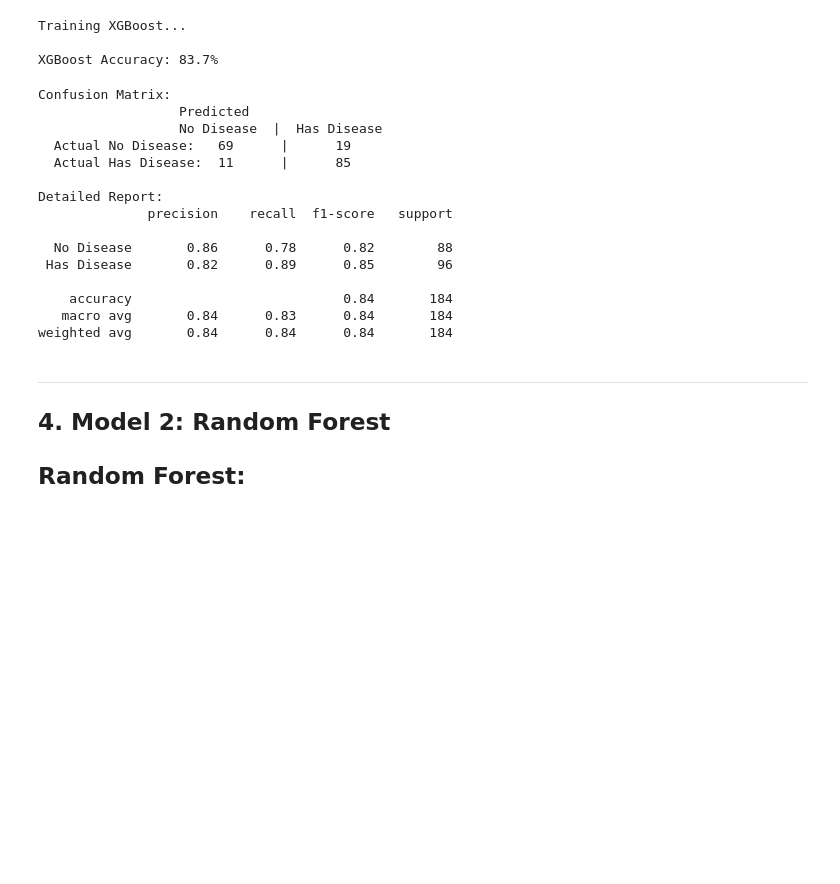
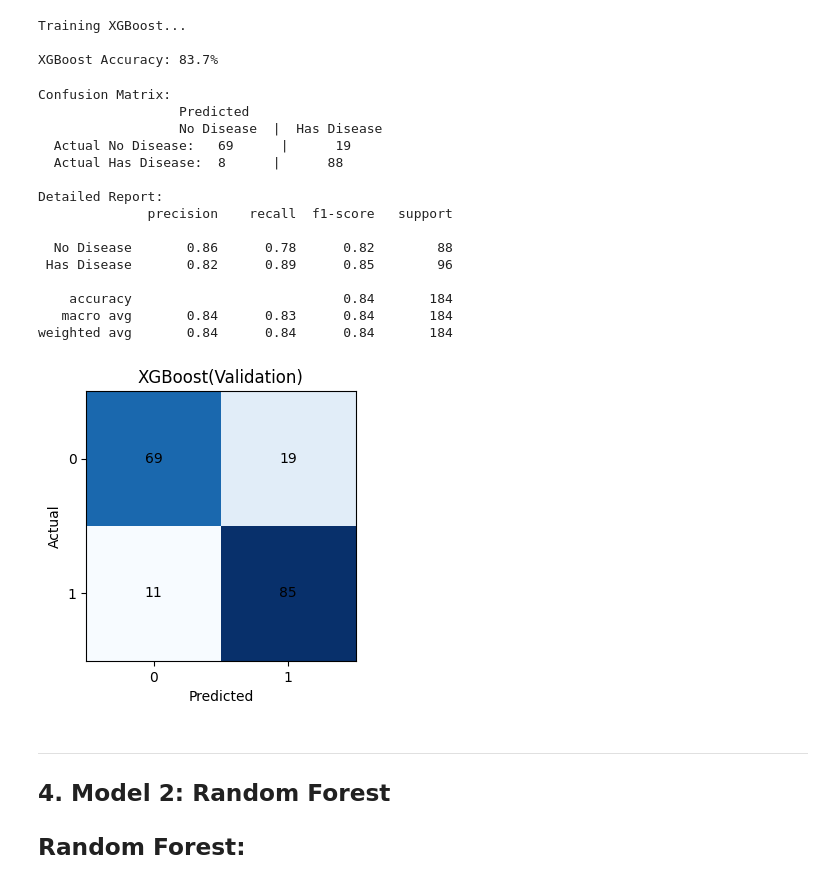
Before and after one commit to Illiason/Project-HH-, a Jupyter notebook: train_models_v0.ipynb, the cells around one changed output. Cells and saved outputs as stored; diff of their text form; code cells hidden in the pictures; blank space fills up the shorter version.

Commit message:
confusion matrix diagram added

```diff
--- a/train_models_v0.ipynb
+++ b/train_models_v0.ipynb
@@ -151,7 +151,7 @@ XGBoost Accuracy: 83.7%
 # %%
 # XGBoost - Confusion Matrix
 # Shows: correct predictions vs wrong predictions
-cm = confusion_matrix(y_test, xgb_pred)
+cm_xgb = confusion_matrix(y_test, xgb_pred)
 print("Confusion Matrix:")
 print(f"                  Predicted")
 print(f"                  No Disease  |  Has Disease")
@@ -166,7 +166,7 @@ Confusion Matrix:
                   Predicted
                   No Disease  |  Has Disease
   Actual No Disease:   69      |      19
-  Actual Has Disease:  11      |      85
+  Actual Has Disease:  8      |      88
 
 Detailed Report:
               precision    recall  f1-score   support
@@ -177,6 +177,10 @@ Detailed Report:
     accuracy                           0.84       184
    macro avg       0.84      0.83      0.84       184
 weighted avg       0.84      0.84      0.84       184
+# %%
+plot_confusion_matrix(cm_xgb, "XGBoost(Validation)")
+# %% [output]
+[figure, added]
 # %% [markdown]
 ---
 ## 4. Model 2: Random Forest
```
Also changed, not shown: parts of 2 cells of this notebook.
